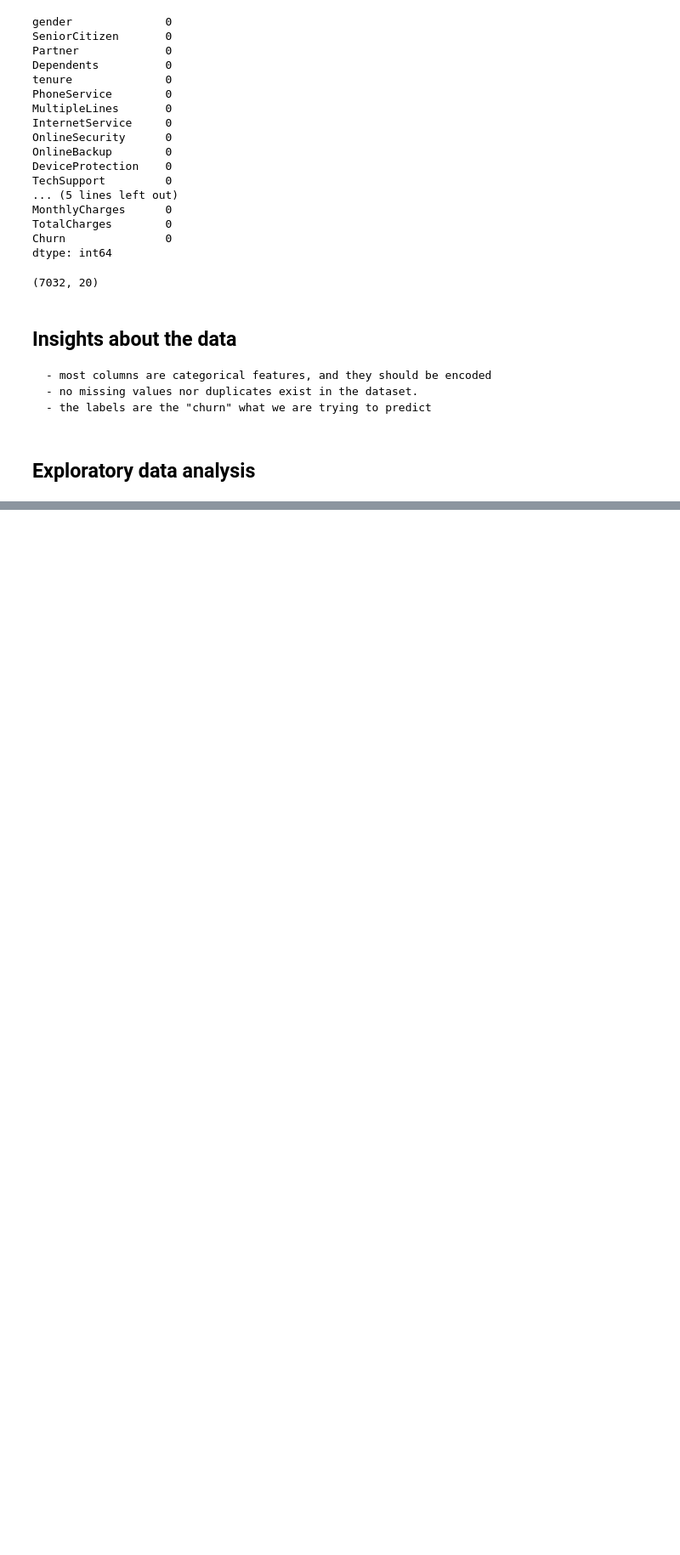
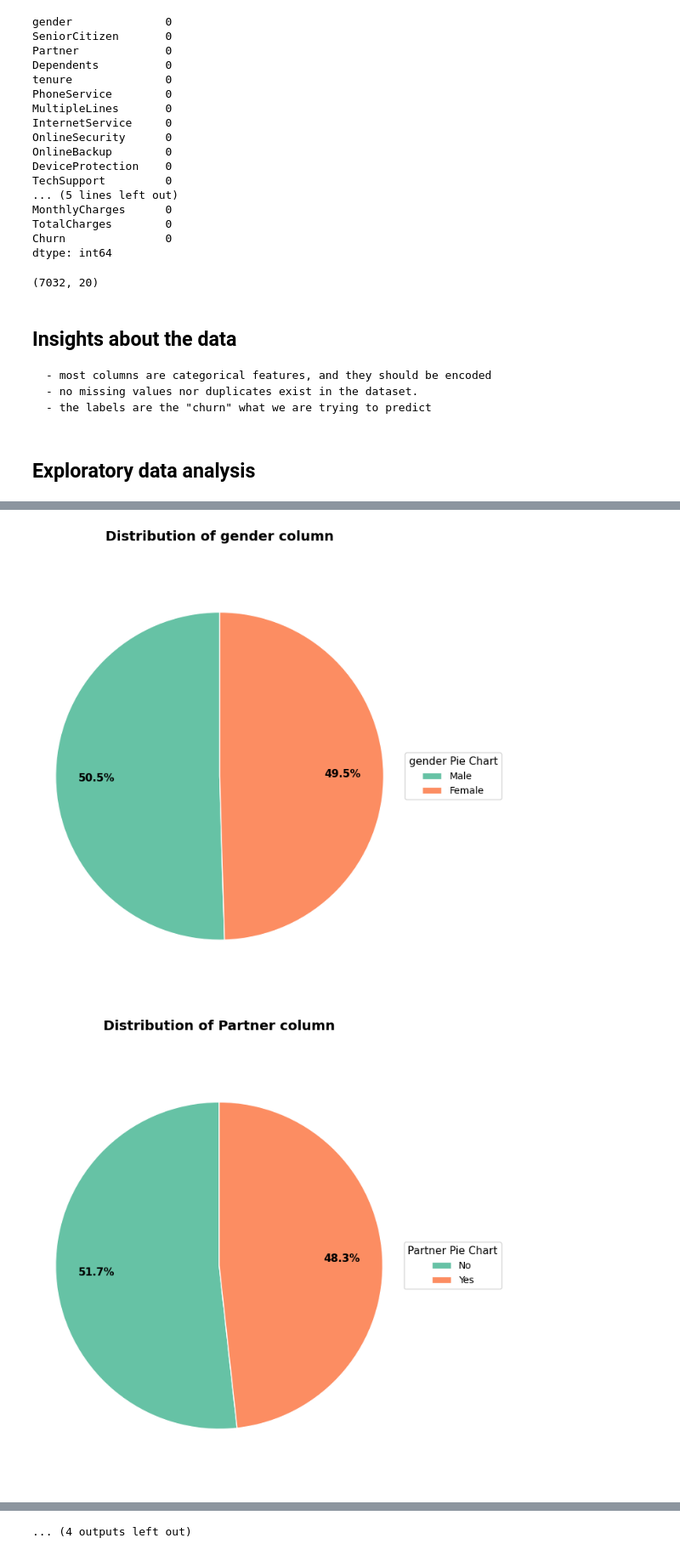
Before and after one commit to kamijoseph/End-to-End-Customer-Churn, a Jupyter notebook: research/main.ipynb, the cells around one changed output, grey strips where cells are left out. Shown at 85% size. Drawn from its saved outputs; the diff is of its cells as text; code cells hidden in the pictures; blank space fills up the shorter version.

Commit message:
piiiiiiiiiiiiiiiiiiiiiiiiess charts

```diff
--- a/research/main.ipynb
+++ b/research/main.ipynb
@@ -254,0 +255,6 @@ def plot_piechart(data, column):
+# %%
+for cat_feature in cat_features:
+    plot_piechart(data, cat_feature)
+# %% [output]
+[figure, added]
+[figure, added]
@@ -254,0 +271 @@ def plot_piechart(data, column):
+... (4 outputs left out)
```
Also changed, not shown: parts of 3 cells of this notebook.
